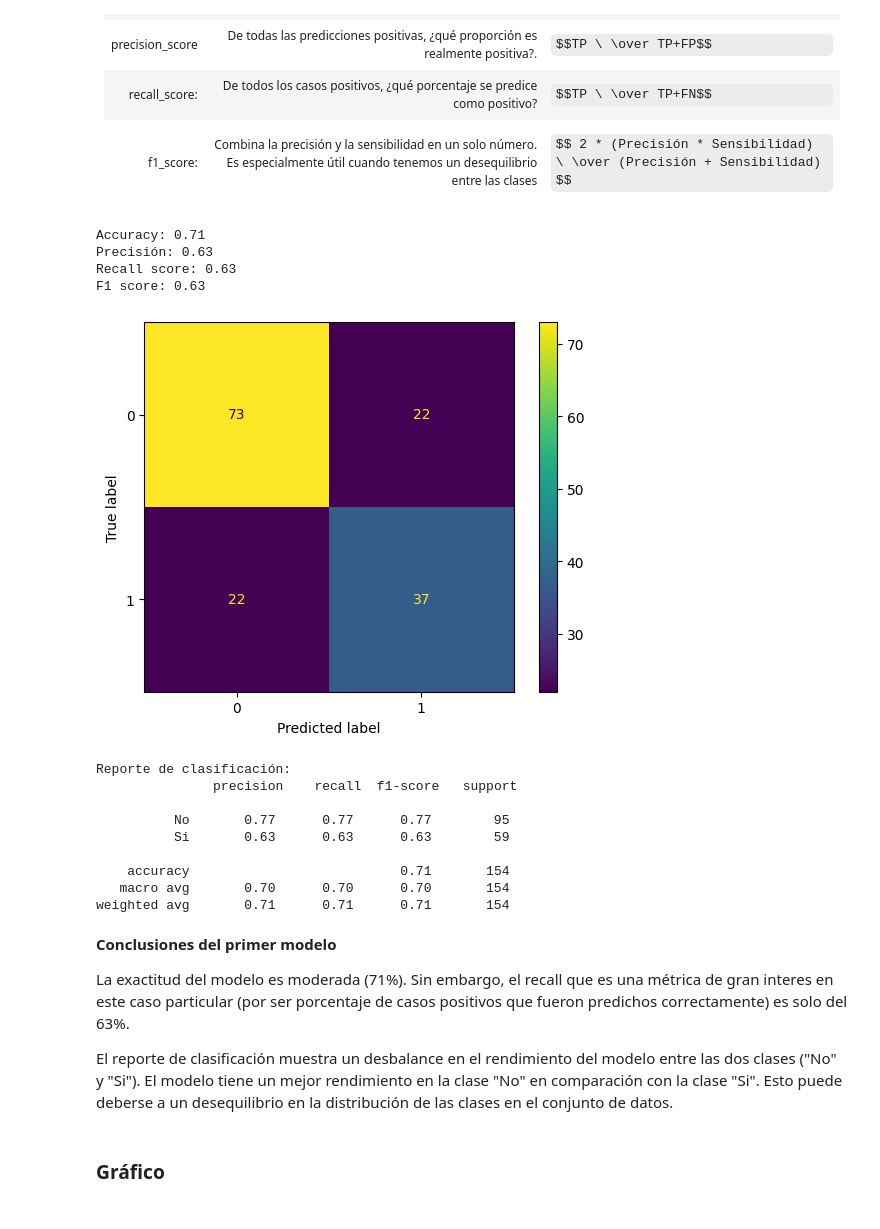
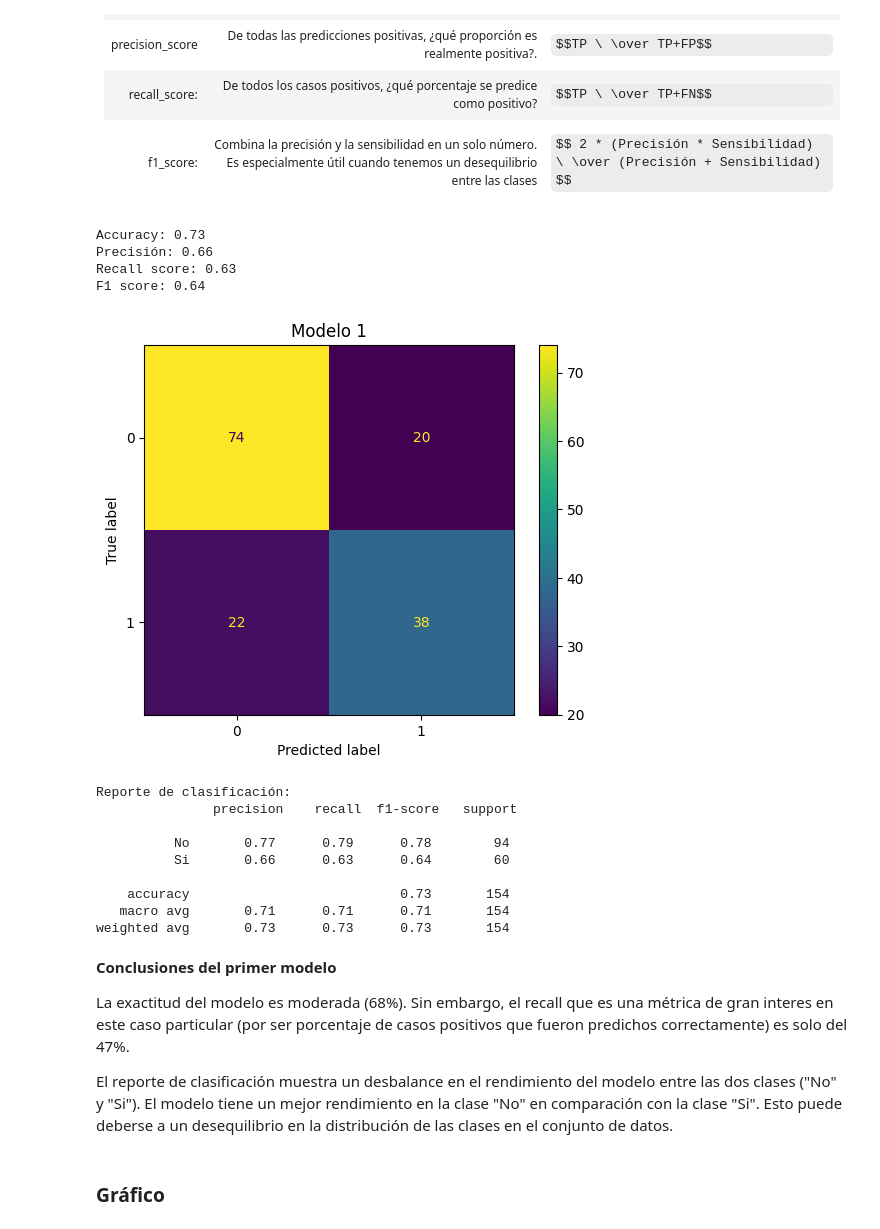
Before and after one commit to agustin29a/Grupo2_PP1, a Jupyter notebook: notebooks/PP1_DIABETES_DecisionTree.ipynb, the cells around one changed output. Cells and saved outputs as stored; diff of their text form; code cells hidden in the pictures; some formulas as TeX source.

```diff
--- a/notebooks/PP1_DIABETES_DecisionTree.ipynb
+++ b/notebooks/PP1_DIABETES_DecisionTree.ipynb
@@ -24,14 +30,14 @@ df_diabetes.head()
 ### Dividir los datos en variables dependientes e independientes
 # %%
 # Separamos en atributos y clase
-X = df_diabetes.drop(['Outcome'], axis=1)
+X1 = df_diabetes.drop(['Outcome'], axis=1)
 
-y = df_diabetes['Outcome']
+y1 = df_diabetes['Outcome']
 # %% [markdown]
 ### Dividir los datos en Train y Test
 # %%
 # Utilizamos train_test_split e indicamos que el tamaño del set de testeo sea del 20%
-X_train, X_test, y_train, y_test = train_test_split(X, y, test_size=0.2)
+X1_train, X1_test, y1_train, y1_test = train_test_split(X1, y1, test_size=0.2)
 # %% [markdown]
 # Modelo 1: Primer acercamiento
 
@@ -43,10 +49,10 @@ X_train, X_test, y_train, y_test = train_test_split(X, y, test_size=0.2)
 # %%
 # Creamos el árbol de decisión
 clf = DecisionTreeClassifier()
-clf = clf.fit(X_train, y_train)
+clf = clf.fit(X1_train, y1_train)
 # %%
 # Realizamos la predicción
-predictions = clf.predict(X_test)
+predictions = clf.predict(X1_test)
 # %% [markdown]
 ### Evaluación del modelo
 
@@ -71,39 +77,40 @@ predictions = clf.predict(X_test)
 | f1_score:| Combina la precisión y la sensibilidad en un solo número. Es especialmente útil cuando tenemos un desequilibrio entre las clases| $$ 2 * (Precisión * Sensibilidad) \ \over (Precisión + Sensibilidad) $$|
 # %%
 # Evaluación del modelo
-print('Accuracy:',round(accuracy_score(y_test, predictions), 2))
-print('Precisión:',round(precision_score(y_test, predictions),2))
-print('Recall score:',round(recall_score(y_test, predictions),2))
-print('F1 score:',round(f1_score(y_test, predictions),2))
+print('Accuracy:',round(accuracy_score(y1_test, predictions), 2))
+print('Precisión:',round(precision_score(y1_test, predictions),2))
+print('Recall score:',round(recall_score(y1_test, predictions),2))
+print('F1 score:',round(f1_score(y1_test, predictions),2))
 # %% [output]
-Accuracy: 0.71
-Precisión: 0.63
+Accuracy: 0.73
+Precisión: 0.66
 Recall score: 0.63
-F1 score: 0.63
+F1 score: 0.64
 # %%
 # Matriz de confusión
-cm = confusion_matrix(y_test, predictions, labels=[0,1])
+cm = confusion_matrix(y1_test, predictions, labels=[0,1])
 ConfusionMatrixDisplay(cm).plot()
+plt.title('Modelo 1')
 plt.show()
 # %% [output]
-[figure, old version]
+[figure, new version]
 # %%
 # Reporte de la clasificación
-print('Reporte de clasificación:\n',classification_report(y_test, predictions, target_names=['No', 'Si']))
+print('Reporte de clasificación:\n',classification_report(y1_test, predictions, target_names=['No', 'Si']))
 # %% [output]
 Reporte de clasificación:
                precision    recall  f1-score   support
 
-          No       0.77      0.77      0.77        95
-          Si       0.63      0.63      0.63        59
+          No       0.77      0.79      0.78        94
+          Si       0.66      0.63      0.64        60
 
-    accuracy                           0.71       154
-   macro avg       0.70      0.70      0.70       154
-weighted avg       0.71      0.71      0.71       154
+    accuracy                           0.73       154
+   macro avg       0.71      0.71      0.71       154
+weighted avg       0.73      0.73      0.73       154
 # %% [markdown]
 **Conclusiones del primer modelo**
 
-La exactitud del modelo es moderada (71%). Sin embargo, el recall que es una métrica de gran interes en este caso particular (por ser porcentaje de casos positivos que fueron predichos correctamente) es solo del 63%.
+La exactitud del modelo es moderada (68%). Sin embargo, el recall que es una métrica de gran interes en este caso particular (por ser porcentaje de casos positivos que fueron predichos correctamente) es solo del 47%.
 
 El reporte de clasificación muestra un desbalance en el rendimiento del modelo entre las dos clases ("No" y "Si"). El modelo tiene un mejor rendimiento en la clase "No" en comparación con la clase "Si". Esto puede deberse a un desequilibrio en la distribución de las clases en el conjunto de datos.
 # %% [markdown]
```
Also changed, not shown: parts of 25 cells of this notebook.
